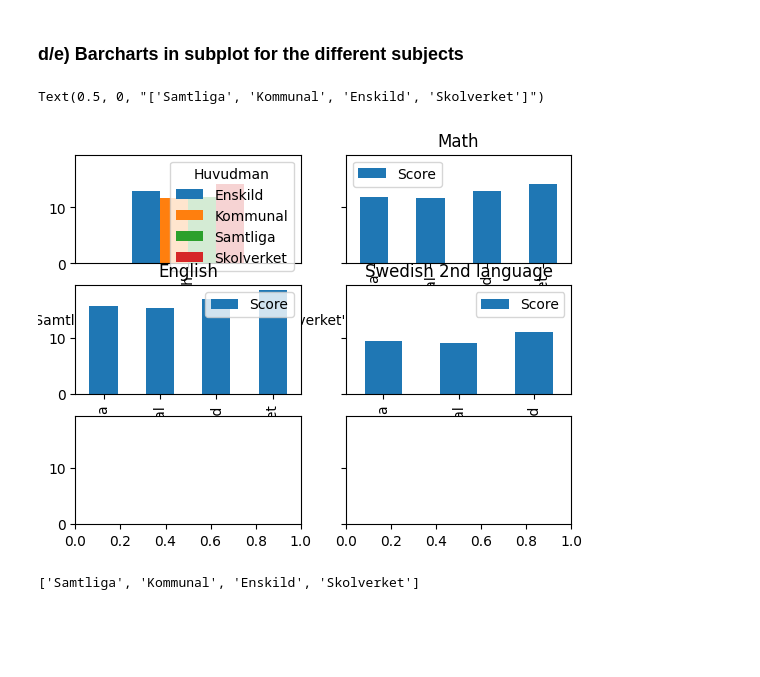
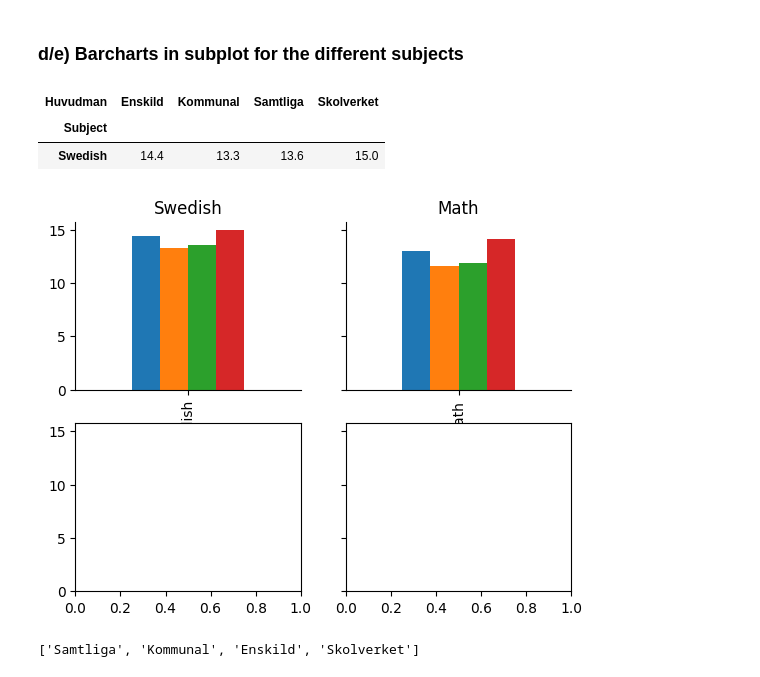
Before and after one commit to danlundh67/PISA-data-processing, a Jupyter notebook: pisa.ipynb, the cells around one changed output. Saved outputs shown, nothing was run; the diff lists cells and outputs as text; code cells hidden in the pictures; blank space fills up the shorter version.

Commit message:
plot fix

```diff
--- a/pisa.ipynb
+++ b/pisa.ipynb
@@ -106,20 +106,48 @@ plt.show()
 [figure]
 # %% [markdown]
 ### d/e) Barcharts in subplot for the different subjects
+# %%
+df_pivot_swed
+# %% [output]
+| Huvudman | Enskild | Kommunal | Samtliga | Skolverket |
+| Subject |  |  |  |  |
+| Swedish | 14.4 | 13.3 | 13.6 | 15.0 |
 # %%
-fig, axes = plt.subplots(nrows=3, ncols=2, sharey='all', squeeze=False)
-#df_swed.plot(ax=axes[0,0], kind'bar', title='Swedish',x='Huvudman', y='Score')
+fig, axes = plt.subplots(nrows=2, ncols=2, sharey='all', squeeze=False)
+df_pivot_swed = df_swed.pivot(index='Subject', columns='Huvudman', values='Score')
+x1=df_pivot_swed.plot(ax=axes[0,0],kind='bar', stacked=False, legend=False, title='Swedish')
+#x1.label_outer(remove_inner_ticks=True)
+x1.spines["top"].set_visible(False)
+x1.spines["right"].set_visible(False)
+
+
+#df_swed.plot(ax=axes[0,0], kind='bar', title='Swedish',x='Huvudman', y='Score', xlabel='')
 
 df_pivot_math = df_math.pivot(index='Subject', columns='Huvudman', values='Score')
-df_pivot_math.plot(ax=axes[0,0],kind='bar', stacked=False)
+x2=df_pivot_math.plot(ax=axes[0,1],kind='bar', stacked=False, legend=False, title='Math')
+#x2.label_outer(remove_inner_ticks=True)
+x2.spines["top"].set_visible(False)
+x2.spines["right"].set_visible(False)
 
-df_math.plot(ax=axes[0,1], kind='bar', title='Math', x='Huvudman', y='Score', )
-df_eng.plot(ax=axes[1,0], kind='bar', title='English', x='Huvudman', y='Score')
-df_sv2sp.plot(ax=axes[1,1], kind='bar', title='Swedish 2nd language', x='Huvudman', y='Score')
-axes[0,0].set_xlabel(legends)
+# df_pivot_eng = df_eng.pivot(index='Subject', columns='Huvudman', values='Score')
+# x3=df_pivot_eng.plot(ax=axes[1,0],kind='bar', stacked=False, legend=False, title='English')
+# #x3.label_outer(remove_inner_ticks=True)
+# x3.legend( bbox_to_anchor=(2.0, 2.0),fontsize='small')
+# x3.spines["top"].set_visible(False)
+# x3.spines["right"].set_visible(False)
+# x3.set_xlabel("")
+# #df_math.plot(ax=axes[0,1], kind='bar', title='Math', x='Huvudman', y='Score', )
+# #df_eng.plot(ax=axes[1,0], kind='bar', title='English', x='Huvudman', y='Score')
+
+# df_pivot_sv2sp = df_sv2sp.pivot(index='Subject', columns='Huvudman', values='Score')
+# x4=df_pivot_sv2sp.plot(ax=axes[1,1],kind='bar', stacked=False, legend=False, title='Swe 2nd language')
+# #x4.label_outer(remove_inner_ticks=True)
+# x4.spines["top"].set_visible(False)
+# x4.spines["right"].set_visible(False)
+# x4.set_xlabel("")
+# #df_sv2sp.plot(ax=axes[1,1], kind='bar', title='Swedish 2nd language', x='Huvudman', y='Score')
 # %% [output]
-Text(0.5, 0, "['Samtliga', 'Kommunal', 'Enskild', 'Skolverket']")
-[figure, old version]
+[figure, new version]
 # %%
 leg=list(df_swed['Huvudman'])
 leg
```
